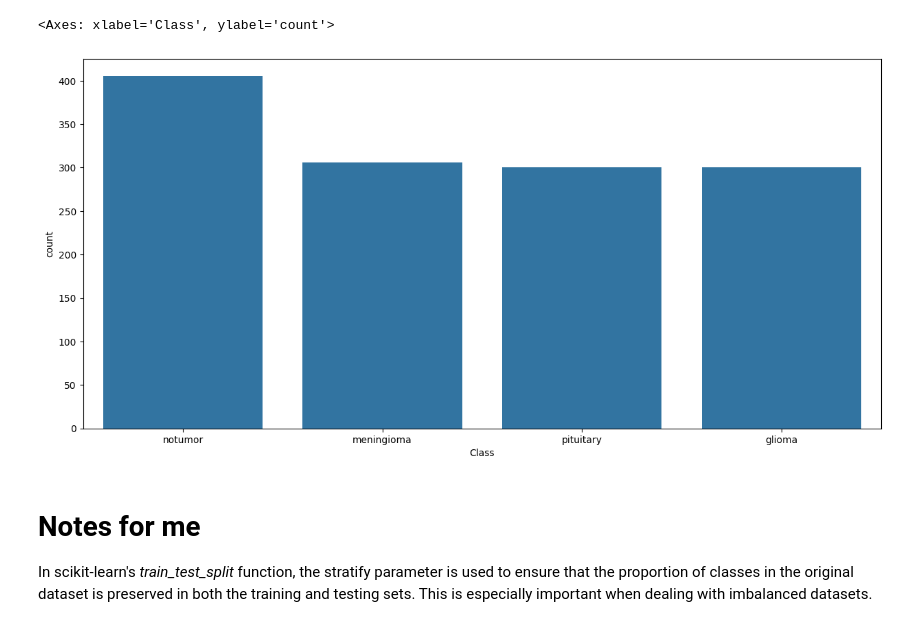
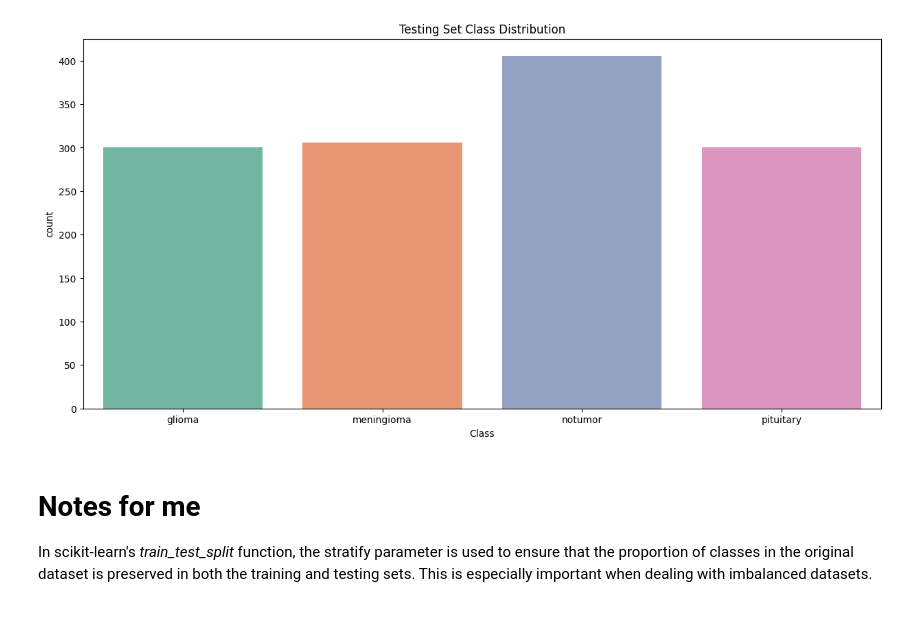
Before and after one commit to BravoClassic/Brain-Tumor-Classification, a Jupyter notebook: Brain Tumor Classification.ipynb, the cells around one changed output. Cells and saved outputs as stored; diff of their text form; code cells hidden in the pictures.

```diff
--- a/Brain Tumor Classification.ipynb
+++ b/Brain Tumor Classification.ipynb
@@ -55,6 +53,6 @@ tr_df
 5712 rows × 2 columns
 # %%
-ts_df = get_class_paths('/content/Testing')
+ts_df = get_class_paths('content/Testing')
 ts_df
 # %% [output]
 |  | Class | Class Path |
@@ -87,9 +87,11 @@ sns.countplot(x='Class', data=tr_df)
 # %%
 plt.figure(figsize=(15,7))
-sns.countplot(x='Class', data=ts_df)
+sns.countplot(x='Class', data=ts_df, palette='Set2',hue='Class')
+plt.xlabel('Class')
+plt.title('Testing Set Class Distribution')
+plt.show()
 # %% [output]
-<Axes: xlabel='Class', ylabel='count'>
-[figure, old version]
+[figure, new version]
 # %%
 from sklearn.model_selection import train_test_split
 from sklearn.metrics import classification_report, confusion_matrix
```
Also changed, not shown: parts of 37 cells of this notebook, 2 other files.
